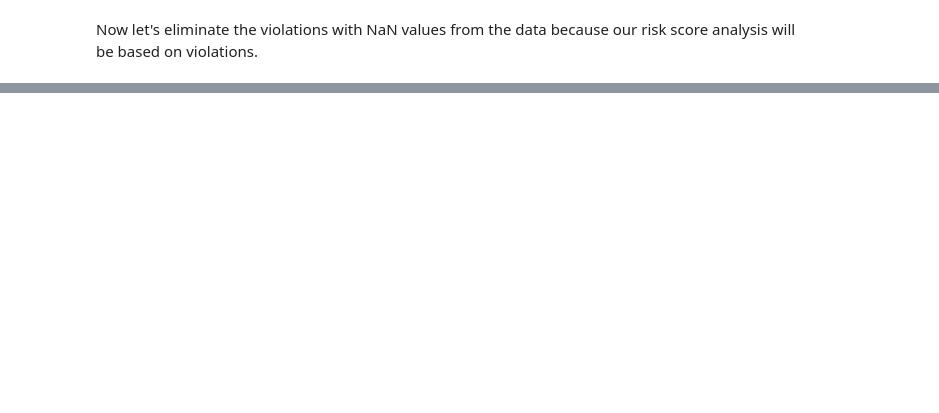
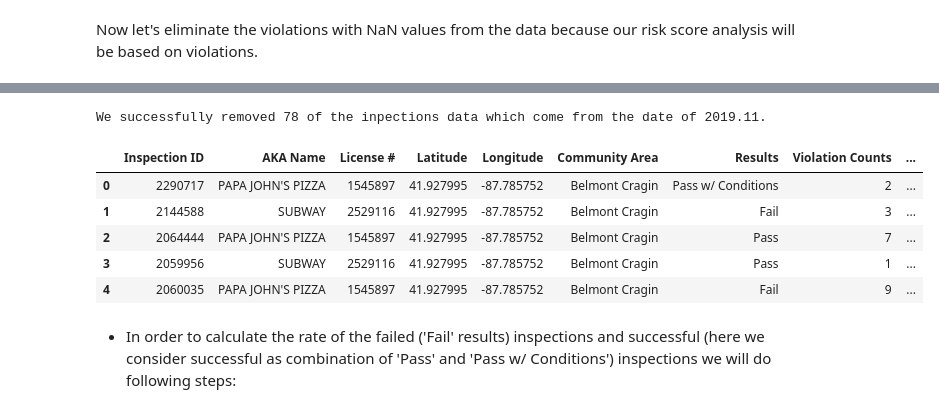
Before and after one commit to aaag97/ada-2019-project-databusters, a Jupyter notebook: Risk_score.ipynb, the cells around one changed output, grey strips where cells are left out. Cells and saved outputs as stored; diff of their text form; code cells hidden in the pictures; blank space fills up the shorter version.

Commit message:
risk score features dataframe prepared

```diff
--- a/Risk_score.ipynb
+++ b/Risk_score.ipynb
@@ -145,0 +146,9 @@ group_by_
+# %%
+# Merge two data frames to get the chain flag
+cfi_dataset_selected_pickle = cfi_dataset_selected_pickle.merge(boolean_foodchains, how='left',
+                                                                left_index = True, right_index = True)
+# %%
+# By mapping the 'Chain flag temp' booleans values to 'Y' for 'Yes' and 'N' for "No"
+temp = {True:'Y', False:'N'}
+cfi_dataset_selected_pickle['Chain flag'] = cfi_dataset_selected_pickle['Chain flag temp'].map(temp)
+cfi_dataset_selected_pickle = cfi_dataset_selected_pickle.drop(['Chain flag temp'], axis=1).reset_index(drop=True)
@@ -145,0 +158,5 @@ group_by_
+# %%
+cfi_dataset_selected_pickle['Inspection Year'] =  [x.year for x in cfi_dataset_selected_pickle['Inspection Date']]
+cfi_dataset_selected_pickle['Inspection Month'] =  [x.month for x in cfi_dataset_selected_pickle['Inspection Date']]
+group_by_inspection_date = cfi_dataset_selected_pickle.groupby(by=['Inspection Year', 'Inspection Month']).size().reset_index(name="Count")
+group_by_inspection_date
@@ -145,0 +179,25 @@ group_by_
+# %%
+# Create a dataframe where inspection date year is 2019 and inspection date month is 11
+cfi_dataset_201911 = cfi_dataset_selected_pickle[(cfi_dataset_selected_pickle['Inspection Year'] == 2019) & (cfi_dataset_selected_pickle['Inspection Month'] == 11)]
+combined = cfi_dataset_selected_pickle.append(cfi_dataset_201911)
+cfi_dataset_selected_pickle = combined[~combined.index.duplicated(keep=False)].reset_index()
+after_length = len(cfi_dataset_selected_pickle)
+print('We successfully removed {} of the inpections data which come from the date of 2019.11.'.format(before_length-after_length))
+# %% [output]
+We successfully removed 78 of the inpections data which come from the date of 2019.11.
+# %%
+# Let's drop unnecessary columns
+cfi_dataset_selected_pickle = cfi_dataset_selected_pickle.drop(['DBA Name', 'Location', 'Violation Numbers', 'index',
+                                                                'Inspection Date', 'Inspection Year',
+                                                                'Inspection Month', 'Risk'], axis=1)
+cfi_dataset_selected_pickle['Lowercased Name'] = cfi_dataset_selected_pickle['AKA Name'].str.lower()
+cfi_dataset_selected_pickle.head()
+# %% [output]
+|  | Inspection ID | AKA Name | License # | Latitude | Longitude | Community Area | Results | Violation Counts | ... |
+| 0 | 2290717 | PAPA JOHN'S PIZZA | 1545897 | 41.927995 | -87.785752 | Belmont Cragin | Pass w/ Conditions | 2 | ... |
+| 1 | 2144588 | SUBWAY | 2529116 | 41.927995 | -87.785752 | Belmont Cragin | Fail | 3 | ... |
+| 2 | 2064444 | PAPA JOHN'S PIZZA | 1545897 | 41.927995 | -87.785752 | Belmont Cragin | Pass | 7 | ... |
+| 3 | 2059956 | SUBWAY | 2529116 | 41.927995 | -87.785752 | Belmont Cragin | Pass | 1 | ... |
+| 4 | 2060035 | PAPA JOHN'S PIZZA | 1545897 | 41.927995 | -87.785752 | Belmont Cragin | Fail | 9 | ... |
+# %% [markdown]
+- In order to calculate the rate of the failed ('Fail' results) inspections and successful (here we consider successful as combination of 'Pass' and 'Pass w/ Conditions') inspections we will do following steps:
```
Also changed, not shown: parts of 45 cells of this notebook, 4 other files.
